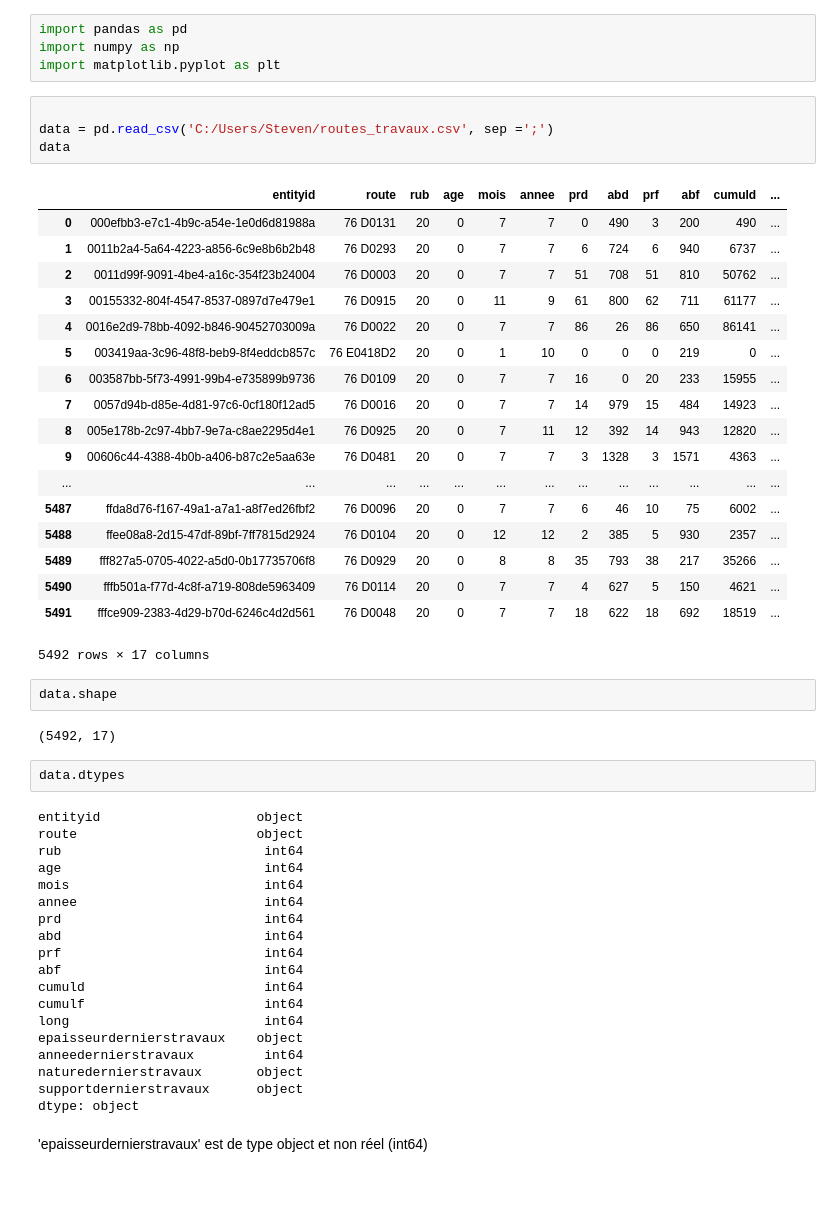
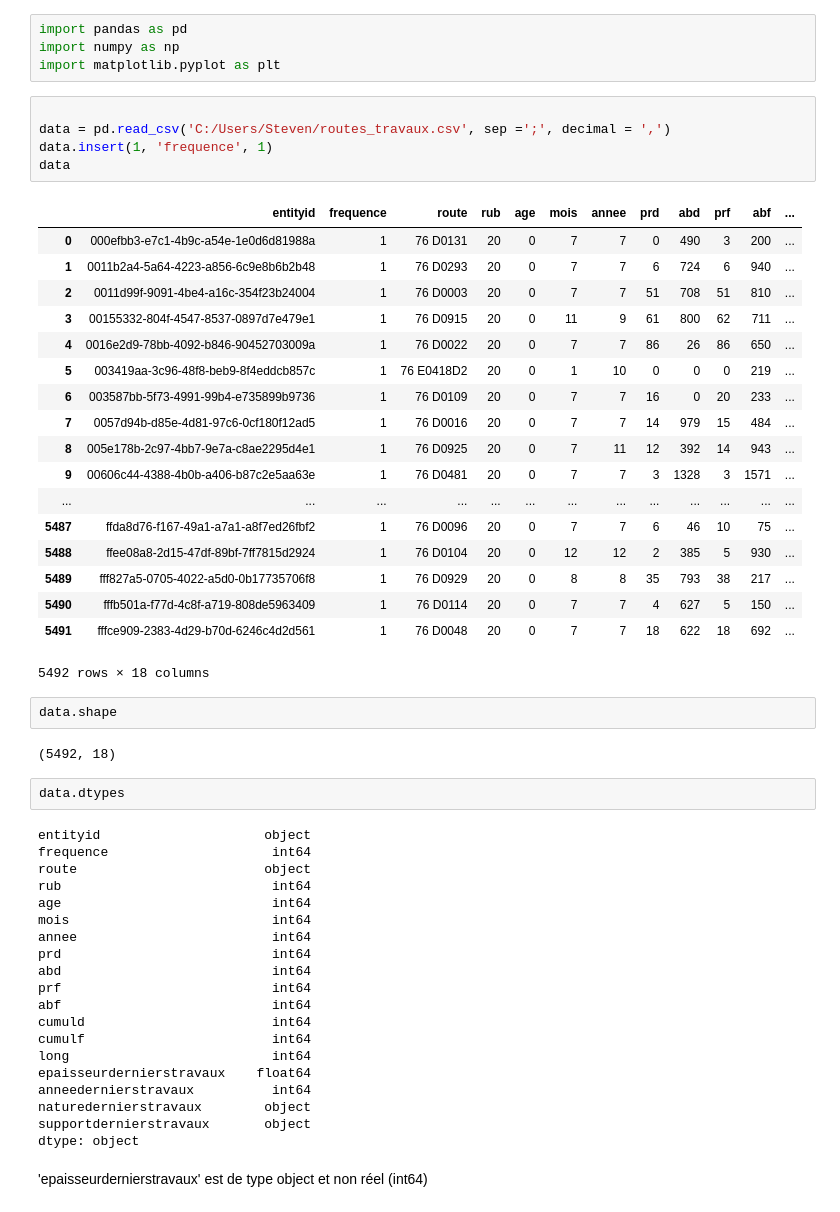
Before and after one commit to steven3092/python_notebook, a Jupyter notebook: routes.ipynb, the cells around one changed output. Cells and saved outputs as stored; diff of their text form.

```diff
--- a/routes.ipynb
+++ b/routes.ipynb
@@ -7,51 +7,53 @@ import numpy as np
 import matplotlib.pyplot as plt
 # %%
 
-data = pd.read_csv('C:/Users/Steven/routes_travaux.csv', sep =';')
+data = pd.read_csv('C:/Users/Steven/routes_travaux.csv', sep =';', decimal = ',')
+data.insert(1, 'frequence', 1)
 data
 # %% [output]
-|  | entityid | route | rub | age | mois | annee | prd | abd | prf | abf | cumuld | ... |
-| 0 | 000efbb3-e7c1-4b9c-a54e-1e0d6d81988a | 76 D0131 | 20 | 0 | 7 | 7 | 0 | 490 | 3 | 200 | 490 | ... |
-| 1 | 0011b2a4-5a64-4223-a856-6c9e8b6b2b48 | 76 D0293 | 20 | 0 | 7 | 7 | 6 | 724 | 6 | 940 | 6737 | ... |
-| 2 | 0011d99f-9091-4be4-a16c-354f23b24004 | 76 D0003 | 20 | 0 | 7 | 7 | 51 | 708 | 51 | 810 | 50762 | ... |
-| 3 | 00155332-804f-4547-8537-0897d7e479e1 | 76 D0915 | 20 | 0 | 11 | 9 | 61 | 800 | 62 | 711 | 61177 | ... |
-| 4 | 0016e2d9-78bb-4092-b846-90452703009a | 76 D0022 | 20 | 0 | 7 | 7 | 86 | 26 | 86 | 650 | 86141 | ... |
-| 5 | 003419aa-3c96-48f8-beb9-8f4eddcb857c | 76 E0418D2 | 20 | 0 | 1 | 10 | 0 | 0 | 0 | 219 | 0 | ... |
-| 6 | 003587bb-5f73-4991-99b4-e735899b9736 | 76 D0109 | 20 | 0 | 7 | 7 | 16 | 0 | 20 | 233 | 15955 | ... |
-| 7 | 0057d94b-d85e-4d81-97c6-0cf180f12ad5 | 76 D0016 | 20 | 0 | 7 | 7 | 14 | 979 | 15 | 484 | 14923 | ... |
-| 8 | 005e178b-2c97-4bb7-9e7a-c8ae2295d4e1 | 76 D0925 | 20 | 0 | 7 | 11 | 12 | 392 | 14 | 943 | 12820 | ... |
-| 9 | 00606c44-4388-4b0b-a406-b87c2e5aa63e | 76 D0481 | 20 | 0 | 7 | 7 | 3 | 1328 | 3 | 1571 | 4363 | ... |
+|  | entityid | frequence | route | rub | age | mois | annee | prd | abd | prf | abf | ... |
+| 0 | 000efbb3-e7c1-4b9c-a54e-1e0d6d81988a | 1 | 76 D0131 | 20 | 0 | 7 | 7 | 0 | 490 | 3 | 200 | ... |
+| 1 | 0011b2a4-5a64-4223-a856-6c9e8b6b2b48 | 1 | 76 D0293 | 20 | 0 | 7 | 7 | 6 | 724 | 6 | 940 | ... |
+| 2 | 0011d99f-9091-4be4-a16c-354f23b24004 | 1 | 76 D0003 | 20 | 0 | 7 | 7 | 51 | 708 | 51 | 810 | ... |
+| 3 | 00155332-804f-4547-8537-0897d7e479e1 | 1 | 76 D0915 | 20 | 0 | 11 | 9 | 61 | 800 | 62 | 711 | ... |
+| 4 | 0016e2d9-78bb-4092-b846-90452703009a | 1 | 76 D0022 | 20 | 0 | 7 | 7 | 86 | 26 | 86 | 650 | ... |
+| 5 | 003419aa-3c96-48f8-beb9-8f4eddcb857c | 1 | 76 E0418D2 | 20 | 0 | 1 | 10 | 0 | 0 | 0 | 219 | ... |
+| 6 | 003587bb-5f73-4991-99b4-e735899b9736 | 1 | 76 D0109 | 20 | 0 | 7 | 7 | 16 | 0 | 20 | 233 | ... |
+| 7 | 0057d94b-d85e-4d81-97c6-0cf180f12ad5 | 1 | 76 D0016 | 20 | 0 | 7 | 7 | 14 | 979 | 15 | 484 | ... |
+| 8 | 005e178b-2c97-4bb7-9e7a-c8ae2295d4e1 | 1 | 76 D0925 | 20 | 0 | 7 | 11 | 12 | 392 | 14 | 943 | ... |
+| 9 | 00606c44-4388-4b0b-a406-b87c2e5aa63e | 1 | 76 D0481 | 20 | 0 | 7 | 7 | 3 | 1328 | 3 | 1571 | ... |
 | ... | ... | ... | ... | ... | ... | ... | ... | ... | ... | ... | ... | ... |
-| 5487 | ffda8d76-f167-49a1-a7a1-a8f7ed26fbf2 | 76 D0096 | 20 | 0 | 7 | 7 | 6 | 46 | 10 | 75 | 6002 | ... |
-| 5488 | ffee08a8-2d15-47df-89bf-7ff7815d2924 | 76 D0104 | 20 | 0 | 12 | 12 | 2 | 385 | 5 | 930 | 2357 | ... |
-| 5489 | fff827a5-0705-4022-a5d0-0b17735706f8 | 76 D0929 | 20 | 0 | 8 | 8 | 35 | 793 | 38 | 217 | 35266 | ... |
-| 5490 | fffb501a-f77d-4c8f-a719-808de5963409 | 76 D0114 | 20 | 0 | 7 | 7 | 4 | 627 | 5 | 150 | 4621 | ... |
-| 5491 | fffce909-2383-4d29-b70d-6246c4d2d561 | 76 D0048 | 20 | 0 | 7 | 7 | 18 | 622 | 18 | 692 | 18519 | ... |
+| 5487 | ffda8d76-f167-49a1-a7a1-a8f7ed26fbf2 | 1 | 76 D0096 | 20 | 0 | 7 | 7 | 6 | 46 | 10 | 75 | ... |
+| 5488 | ffee08a8-2d15-47df-89bf-7ff7815d2924 | 1 | 76 D0104 | 20 | 0 | 12 | 12 | 2 | 385 | 5 | 930 | ... |
+| 5489 | fff827a5-0705-4022-a5d0-0b17735706f8 | 1 | 76 D0929 | 20 | 0 | 8 | 8 | 35 | 793 | 38 | 217 | ... |
+| 5490 | fffb501a-f77d-4c8f-a719-808de5963409 | 1 | 76 D0114 | 20 | 0 | 7 | 7 | 4 | 627 | 5 | 150 | ... |
+| 5491 | fffce909-2383-4d29-b70d-6246c4d2d561 | 1 | 76 D0048 | 20 | 0 | 7 | 7 | 18 | 622 | 18 | 692 | ... |
-5492 rows × 17 columns
+5492 rows × 18 columns
 # %%
 data.shape
 # %% [output]
-(5492, 17)
+(5492, 18)
 # %%
 data.dtypes
 # %% [output]
-entityid                    object
-route                       object
-rub                          int64
-age                          int64
-mois                         int64
-annee                        int64
-prd                          int64
-abd                          int64
-prf                          int64
-abf                          int64
-cumuld                       int64
-cumulf                       int64
-long                         int64
-epaisseurdernierstravaux    object
-anneedernierstravaux         int64
-naturedernierstravaux       object
-supportdernierstravaux      object
+entityid                     object
+frequence                     int64
+route                        object
+rub                           int64
+age                           int64
+mois                          int64
+annee                         int64
+prd                           int64
+abd                           int64
+prf                           int64
+abf                           int64
+cumuld                        int64
+cumulf                        int64
+long                          int64
+epaisseurdernierstravaux    float64
+anneedernierstravaux          int64
+naturedernierstravaux        object
+supportdernierstravaux       object
 dtype: object
 # %% [markdown]
 'epaisseurdernierstravaux' est de type object et non réel (int64)
```
Also changed, not shown: parts of 13 cells of this notebook.
